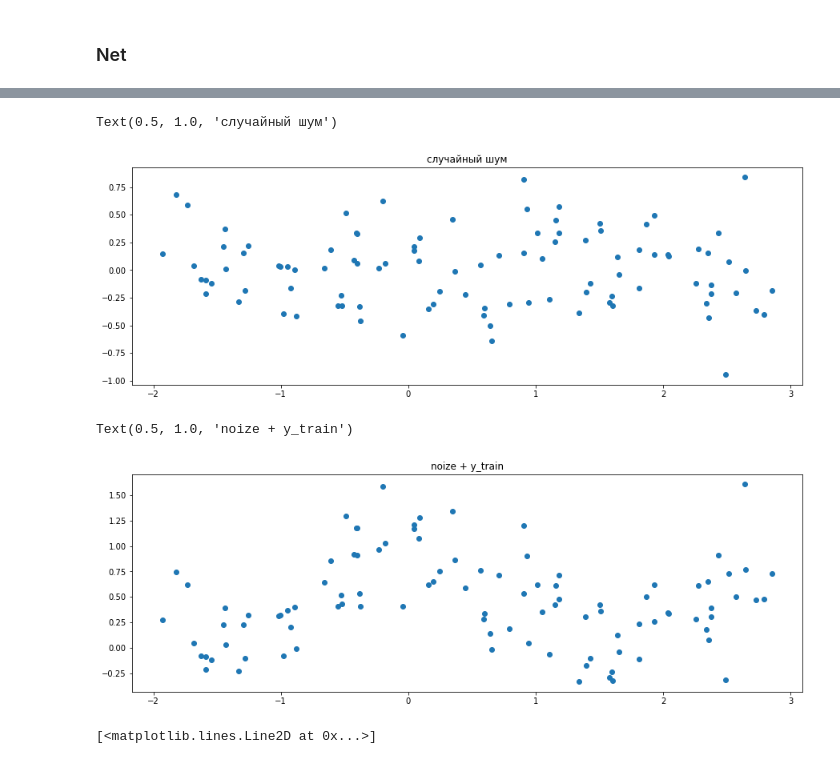
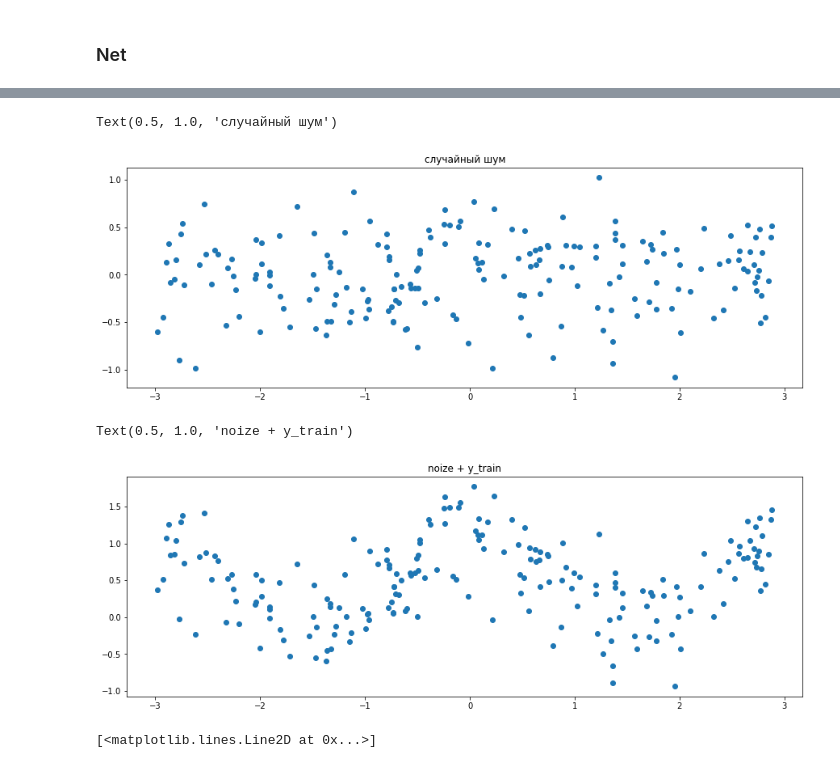
Before and after one commit to AlekseyVB/project_test1, a Jupyter notebook: Bobreshov_Torch_StartNet.ipynb, the cells around one changed output, grey strips where cells are left out. Saved outputs shown, nothing was run; the diff lists cells and outputs as text; code cells hidden in the pictures.

```diff
--- a/Bobreshov_Torch_StartNet.ipynb
+++ b/Bobreshov_Torch_StartNet.ipynb
@@ -72,8 +72,8 @@ f'{func.grad_fn}\n\
 # %% [markdown]
 ### Net
 # %%
-x_train = torch.rand(100)
-x_train = x_train * 5 - 2
+x_train = torch.rand(200)
+x_train = x_train * 6 - 3
 print ('Диапазон случайных чисел', x_train.min(), x_train.max())
 # случайные числа
 # %% [output]
@@ -90,11 +91,12 @@ Text(0.5, 1.0, 'y = cos^2(x)')
 # %%
-noize = torch.randn(y_train.shape) / 3
+# создаем случайный шум
+noize = torch.randn(y_train.shape) / 2.5
 
 plt.plot(x_train, noize, 'o') #
 plt.title('случайный шум')
 # %% [output]
 Text(0.5, 1.0, 'случайный шум')
-[figure, old version]
+[figure, new version]
 # %%
 y_train2 = noize + y_train
 
@@ -102,7 +104,7 @@ plt.plot(x_train, y_train2, 'o') #
 plt.title('noize + y_train')
 # %% [output]
 Text(0.5, 1.0, 'noize + y_train')
-[figure, old version]
+[figure, new version]
 # %%
 x_train.unsqueeze_(1)
 y_train2.unsqueeze_(1) ; # ; - что бы не выводил на экран результат
```
Also changed, not shown: parts of 21 cells of this notebook.
